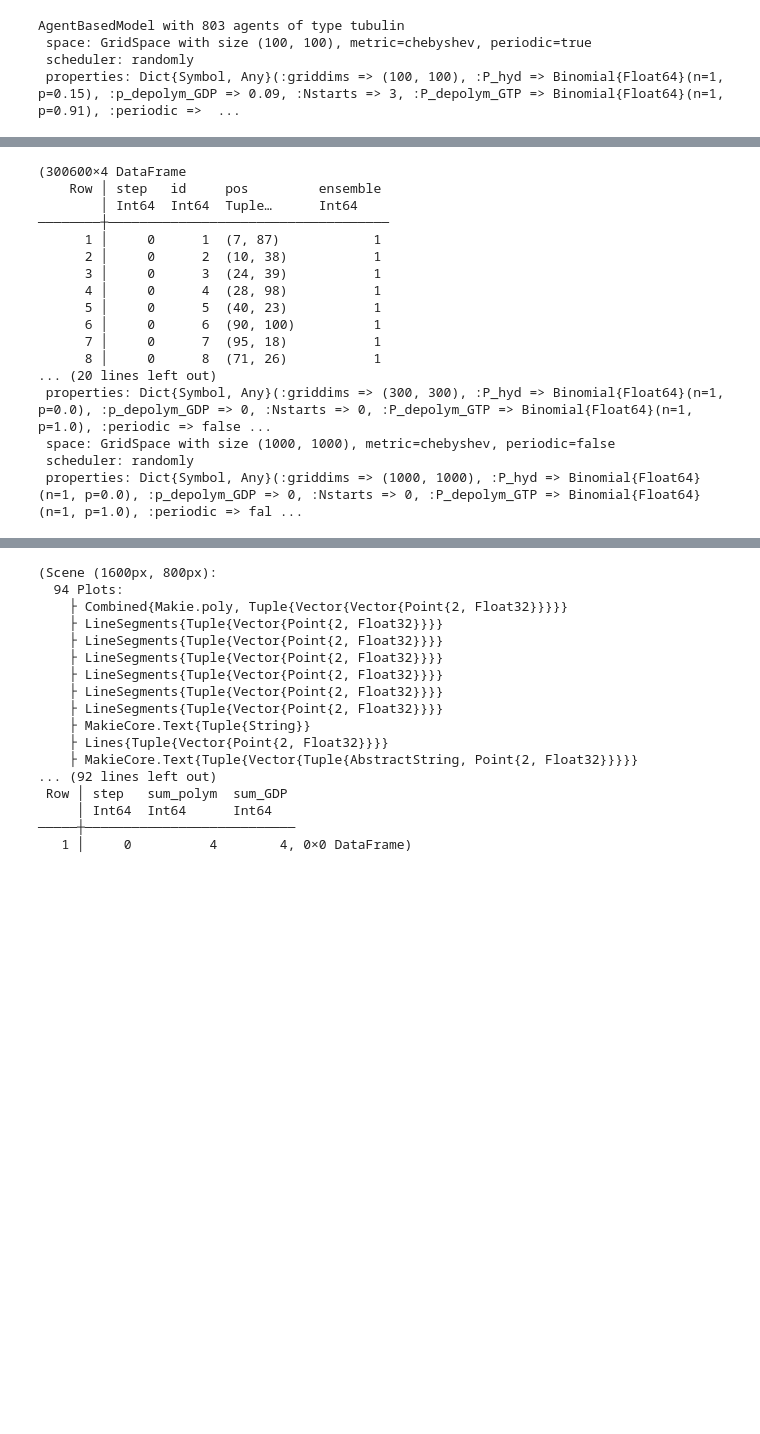
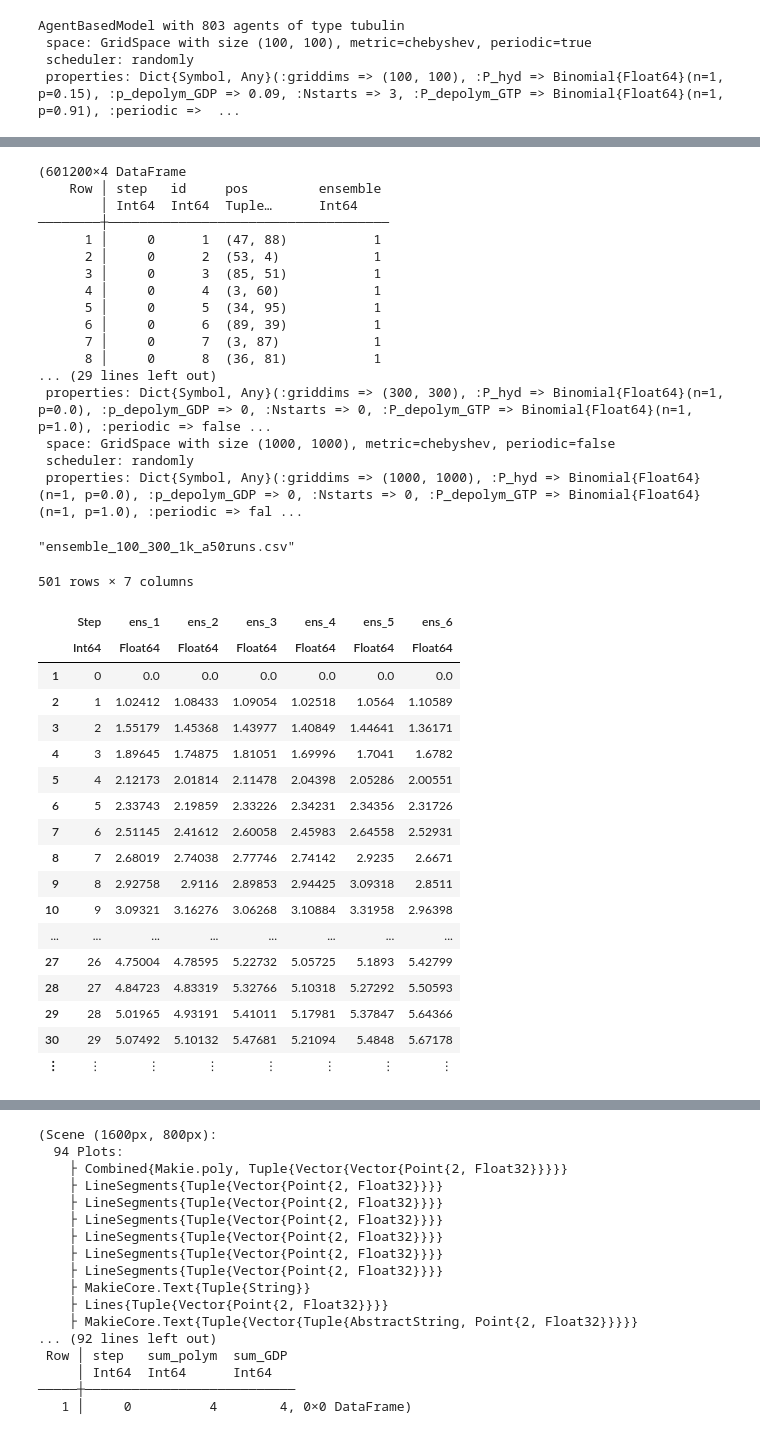
Before and after one commit to vh94/microtubule, a Jupyter notebook: microtubule.ipynb, the cells around one changed output, grey strips where cells are left out. Cells and saved outputs as stored; diff of their text form; code cells hidden in the pictures; blank space fills up the shorter version.

Commit message:
first ensemble run

```diff
--- a/microtubule.ipynb
+++ b/microtubule.ipynb
@@ -238,35 +239,62 @@ models = [initialize(; Nstarts=0,
         p_hyd=0,
         p_polym=0,
         p_depolym_GTP=0,
-        p_depolym_GDP=0) for x in [100,300,1000]];
+        p_depolym_GDP=0) for x in repeat([100, 300, 1000], 2)
+];
 
 adata = [:pos]
 
 adf, = ensemblerun!(models, agent_step!, model_step!, 500; adata)
 # %% [output]
-(300600×4 DataFrame
+(601200×4 DataFrame
     Row │ step   id     pos         ensemble
         │ Int64  Int64  Tuple…      Int64
 ────────┼────────────────────────────────────
-      1 │     0      1  (7, 87)            1
-      2 │     0      2  (10, 38)           1
-      3 │     0      3  (24, 39)           1
-      4 │     0      4  (28, 98)           1
-      5 │     0      5  (40, 23)           1
-      6 │     0      6  (90, 100)          1
-      7 │     0      7  (95, 18)           1
-      8 │     0      8  (71, 26)           1
-... (20 lines left out)
+      1 │     0      1  (47, 88)           1
+      2 │     0      2  (53, 4)            1
+      3 │     0      3  (85, 51)           1
+      4 │     0      4  (3, 60)            1
+      5 │     0      5  (34, 95)           1
+      6 │     0      6  (89, 39)           1
+      7 │     0      7  (3, 87)            1
+      8 │     0      8  (36, 81)           1
+... (29 lines left out)
  properties: Dict{Symbol, Any}(:griddims => (300, 300), :P_hyd => Binomial{Float64}(n=1, p=0.0), :p_depolym_GDP => 0, :Nstarts => 0, :P_depolym_GTP => Binomial{Float64}(n=1, p=1.0), :periodic => false ...
  space: GridSpace with size (1000, 1000), metric=chebyshev, periodic=false
  scheduler: randomly
  properties: Dict{Symbol, Any}(:griddims => (1000, 1000), :P_hyd => Binomial{Float64}(n=1, p=0.0), :p_depolym_GDP => 0, :Nstarts => 0, :P_depolym_GTP => Binomial{Float64}(n=1, p=1.0), :periodic => fal ...
+# %%
+using CSV
+CSV.write("ensemble_100_300_1k_a50runs.csv", adf)
+# %% [output]
+"ensemble_100_300_1k_a50runs.csv"
 # %%
 ## MSD for multiple ensembles
 
 MSDS = DataFrame(Step= levels(adf.step))
 for i in levels(adf.ensemble)
     name = Symbol("ens_$i")
     MSDS[!,name] = MSD(adf[(adf.ensemble .== i ),:])
 end
-MSDS
+
+CSV.write("MSDS_ensemble_100_300_1k_a50runs.csv", MSDS)
+# %% [output]
+501 rows × 7 columns
+|  | Step | ens_1 | ens_2 | ens_3 | ens_4 | ens_5 | ens_6 |
+|  | Int64 | Float64 | Float64 | Float64 | Float64 | Float64 | Float64 |
+| 1 | 0 | 0.0 | 0.0 | 0.0 | 0.0 | 0.0 | 0.0 |
+| 2 | 1 | 1.02412 | 1.08433 | 1.09054 | 1.02518 | 1.0564 | 1.10589 |
+| 3 | 2 | 1.55179 | 1.45368 | 1.43977 | 1.40849 | 1.44641 | 1.36171 |
+| 4 | 3 | 1.89645 | 1.74875 | 1.81051 | 1.69996 | 1.7041 | 1.6782 |
+| 5 | 4 | 2.12173 | 2.01814 | 2.11478 | 2.04398 | 2.05286 | 2.00551 |
+| 6 | 5 | 2.33743 | 2.19859 | 2.33226 | 2.34231 | 2.34356 | 2.31726 |
+| 7 | 6 | 2.51145 | 2.41612 | 2.60058 | 2.45983 | 2.64558 | 2.52931 |
+| 8 | 7 | 2.68019 | 2.74038 | 2.77746 | 2.74142 | 2.9235 | 2.6671 |
+| 9 | 8 | 2.92758 | 2.9116 | 2.89853 | 2.94425 | 3.09318 | 2.8511 |
+| 10 | 9 | 3.09321 | 3.16276 | 3.06268 | 3.10884 | 3.31958 | 2.96398 |
+| ... | ... | ... | ... | ... | ... | ... | ... |
+| 27 | 26 | 4.75004 | 4.78595 | 5.22732 | 5.05725 | 5.1893 | 5.42799 |
+| 28 | 27 | 4.84723 | 4.83319 | 5.32766 | 5.10318 | 5.27292 | 5.50593 |
+| 29 | 28 | 5.01965 | 4.93191 | 5.41011 | 5.17981 | 5.37847 | 5.64366 |
+| 30 | 29 | 5.07492 | 5.10132 | 5.47681 | 5.21094 | 5.4848 | 5.67178 |
+| ⋮ | ⋮ | ⋮ | ⋮ | ⋮ | ⋮ | ⋮ | ⋮ |
```
Also changed, not shown: parts of 7 cells of this notebook.
